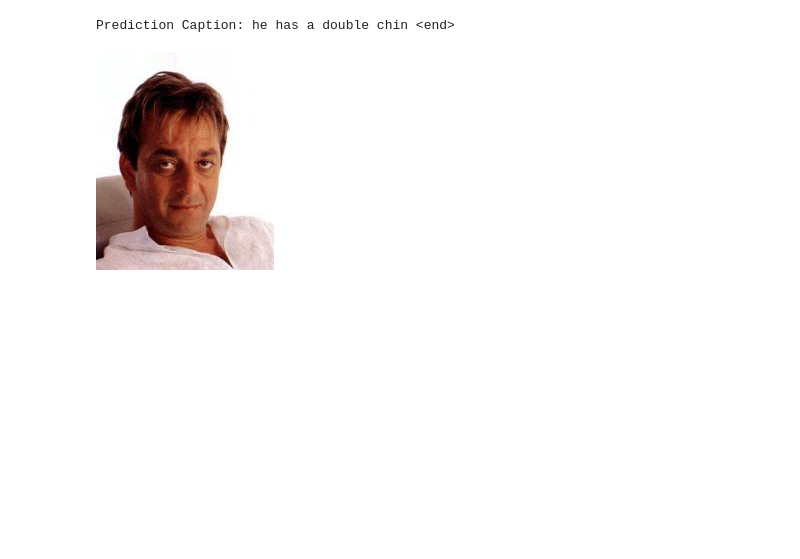
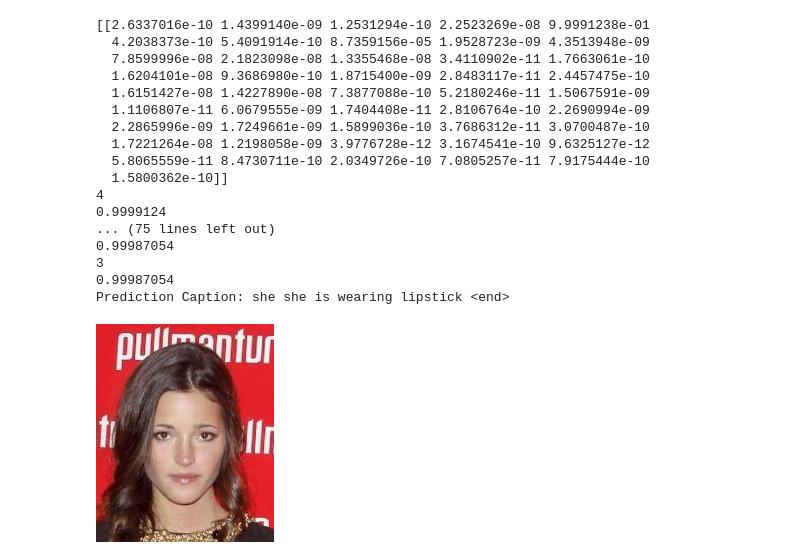
Before and after one commit to Idewan/AgentSpeaksHuman, a Jupyter notebook: models/Captioning.ipynb, the cells around one changed output. Saved outputs shown, nothing was run; the diff lists cells and outputs as text; code cells hidden in the pictures; blank space fills up the shorter version.

```diff
--- a/models/Captioning.ipynb
+++ b/models/Captioning.ipynb
@@ -335,9 +375,15 @@ def evaluate(image):
         predictions, hidden, attention_weights = decoder(dec_input, features, hidden)
 
 #         attention_plot[i] = tf.reshape(attention_weights, (-1, )).numpy()
-
+        qk = tf.nn.softmax(predictions).numpy()
+        print(qk)
+        qk = np.argmax(qk)
+        print(qk)
+        print(tf.nn.softmax(predictions).numpy()[0][qk])
         predicted_id = tf.random.categorical(predictions, 1)[0][0].numpy()
+        print(predicted_id)
         result.append(tokenizer.index_word[predicted_id])
+        print(tf.nn.softmax(predictions).numpy()[0][predicted_id])
 
         if tokenizer.index_word[predicted_id] == '<end>':
             return result, attention_plot
@@ -419,9 +561,25 @@ Prediction Caption: he has an oval face <end>
 # %%
-result, attention_plot = evaluate(f"../dataset/prep_data/{train_image_name[65]}")
+result, attention_plot = evaluate(f"../dataset/prep_data/{train_image_name[80]}")
 print ('Prediction Caption:', ' '.join(result))
 # plot_attention(image_path, result, attention_plot)
 # opening the image
-Image.open(f"../dataset/prep_data/{train_image_name[65]}")
+Image.open(f"../dataset/prep_data/{train_image_name[80]}")
 # %% [output]
-Prediction Caption: he has a double chin <end>
+[[2.6337016e-10 1.4399140e-09 1.2531294e-10 2.2523269e-08 9.9991238e-01
+  4.2038373e-10 5.4091914e-10 8.7359156e-05 1.9528723e-09 4.3513948e-09
+  7.8599996e-08 2.1823098e-08 1.3355468e-08 3.4110902e-11 1.7663061e-10
+  1.6204101e-08 9.3686980e-10 1.8715400e-09 2.8483117e-11 2.4457475e-10
+  1.6151427e-08 1.4227890e-08 7.3877088e-10 5.2180246e-11 1.5067591e-09
+  1.1106807e-11 6.0679555e-09 1.7404408e-11 2.8106764e-10 2.2690994e-09
+  2.2865996e-09 1.7249661e-09 1.5899036e-10 3.7686312e-11 3.0700487e-10
+  1.7221264e-08 1.2198058e-09 3.9776728e-12 3.1674541e-10 9.6325127e-12
+  5.8065559e-11 8.4730711e-10 2.0349726e-10 7.0805257e-11 7.9175444e-10
+  1.5800362e-10]]
+4
+0.9999124
+... (75 lines left out)
+0.99987054
+3
+0.99987054
+Prediction Caption: she she is wearing lipstick <end>
-[figure, old version]
+[figure, new version]
```
Also changed, not shown: parts of 19 cells of this notebook, 18 other files.
